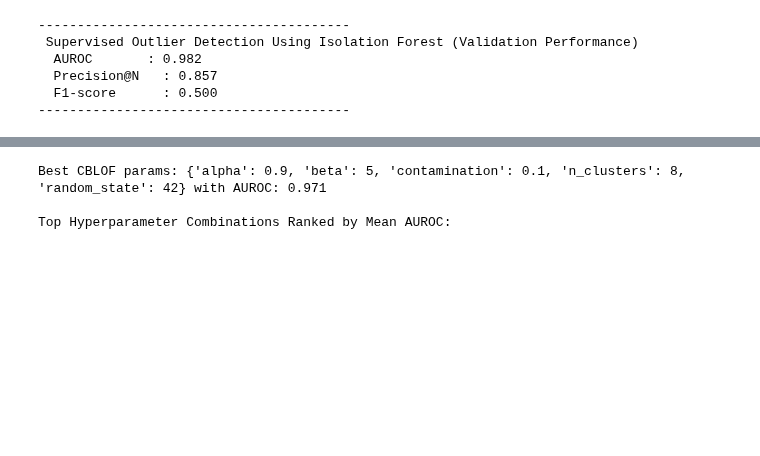
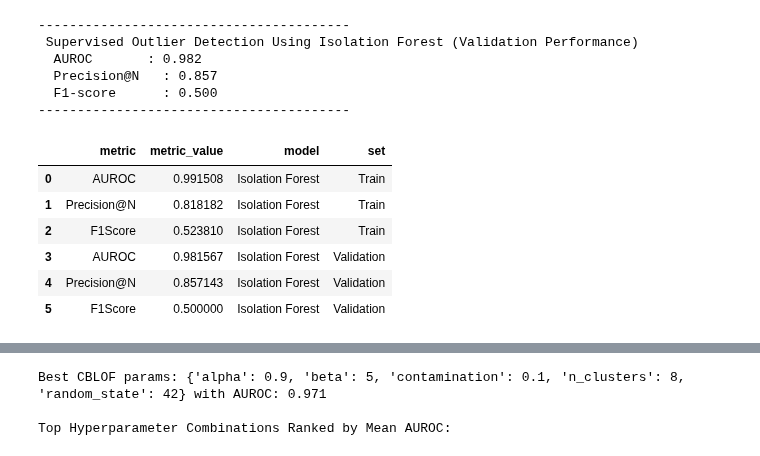
Before and after one commit to JohnPaulinePineda/Portfolio_Project_61, a Jupyter notebook: codes/DetectingAndEvaluatingAnomaliesInCategoricalDataUnderSupervisedAndUnsupervisedSettings.ipynb, the cells around one changed output, grey strips where cells are left out. Cells and saved outputs as stored; diff of their text form; code cells hidden in the pictures; blank space fills up the shorter version.

Commit message:
Formulated the Python Notebook
Updated Model Metric Performance Summary

```diff
--- a/codes/DetectingAndEvaluatingAnomaliesInCategoricalDataUnderSupervisedAndUnsupervisedSettings.ipynb
+++ b/codes/DetectingAndEvaluatingAnomaliesInCategoricalDataUnderSupervisedAndUnsupervisedSettings.ipynb
@@ -1604,6 +1604,8 @@ def evaluate_supervised_outlier_detection_model(model, X, y_true, name, top_n=No
     print(f"  Precision@N   : {precision_at_n:.3f}")
     print(f"  F1-score      : {f1:.3f}")
     print("-" * 40)
+
+    return roc_auc, precision_at_n, f1
 # %%
 ##################################
 # Creating a function for evaluating model metrics
@@ -1787,7 +1791,7 @@ Top Hyperparameter Combinations Ranked by Mean AUROC:
 ##################################
 supervised_model_iforest.fit(X_train)
 supervised_model_iforest.decision_scores_ = supervised_model_iforest.decision_function(X_train.values)
-evaluate_supervised_outlier_detection_model(supervised_model_iforest, X_train, y_train, "Supervised Outlier Detection Using Isolation Forest (Training Performance)")
+supervised_iforest_auroc_training, supervised_iforest_precision_training, supervised_iforest_f1_training = evaluate_supervised_outlier_detection_model(supervised_model_iforest, X_train, y_train, "Supervised Outlier Detection Using Isolation Forest (Training Performance)")
 # %% [output]
 ----------------------------------------
  Supervised Outlier Detection Using Isolation Forest (Training Performance)
@@ -1803,7 +1807,7 @@ evaluate_supervised_outlier_detection_model(supervised_model_iforest, X_train, y
 ##################################
 supervised_model_iforest.fit(X_train)
 supervised_model_iforest.decision_scores_ = supervised_model_iforest.decision_function(X_validation.values)
-evaluate_supervised_outlier_detection_model(supervised_model_iforest, X_validation, y_validation, "Supervised Outlier Detection Using Isolation Forest (Validation Performance)")
+supervised_iforest_auroc_validation, supervised_iforest_precision_validation, supervised_iforest_f1_validation = evaluate_supervised_outlier_detection_model(supervised_model_iforest, X_validation, y_validation, "Supervised Outlier Detection Using Isolation Forest (Validation Performance)")
 # %% [output]
 ----------------------------------------
  Supervised Outlier Detection Using Isolation Forest (Validation Performance)
@@ -1811,6 +1815,27 @@ evaluate_supervised_outlier_detection_model(supervised_model_iforest, X_validati
   Precision@N   : 0.857
   F1-score      : 0.500
 ----------------------------------------
+# %%
+##################################
+# Consolidating all the performance measures
+# for the Isolation Forest model
+# with synthetic ground truth labels
+# for the train and validation data
+##################################
+supervised_model_iforest_metric_summary = pd.DataFrame()
+supervised_model_iforest_metric_summary['metric'] = ["AUROC", "Precision@N", "F1Score"] * 2
+supervised_model_iforest_metric_summary['metric_value'] = [supervised_iforest_auroc_training, supervised_iforest_precision_training, supervised_iforest_f1_training, supervised_iforest_auroc_validation, supervised_iforest_precision_validation, supervised_iforest_f1_validation]
+supervised_model_iforest_metric_summary['model'] = ["Isolation Forest"] * 6
+supervised_model_iforest_metric_summary['set'] = (["Train"] * 3) + (["Validation"] * 3)
+display(supervised_model_iforest_metric_summary)
+# %% [output]
+|  | metric | metric_value | model | set |
+| 0 | AUROC | 0.991508 | Isolation Forest | Train |
+| 1 | Precision@N | 0.818182 | Isolation Forest | Train |
+| 2 | F1Score | 0.523810 | Isolation Forest | Train |
+| 3 | AUROC | 0.981567 | Isolation Forest | Validation |
+| 4 | Precision@N | 0.857143 | Isolation Forest | Validation |
+| 5 | F1Score | 0.500000 | Isolation Forest | Validation |
 # %% [markdown]
 ### 1.7.2 Local Outlier Factor <a class="anchor" id="1.7.2"></a>
 
```
Also changed, not shown: parts of 35 cells of this notebook, 1 other file.
